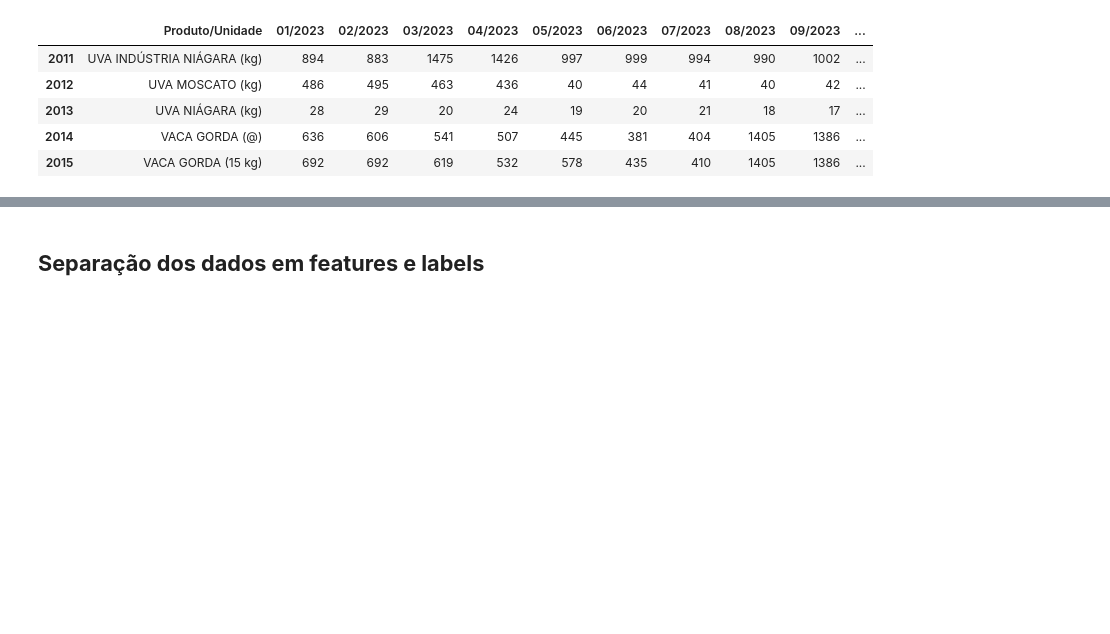
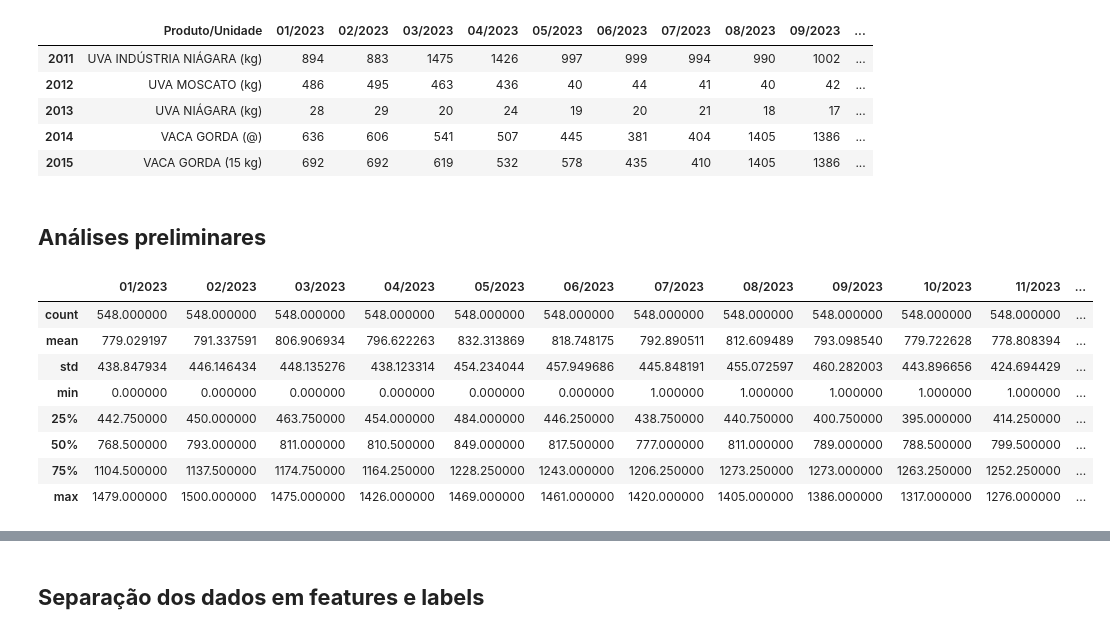
Before and after one commit to rafaellabastos/savvyfix-ia-notebook, a Jupyter notebook: precificacao_dinamica.ipynb, the cells around one changed output, grey strips where cells are left out. Cells and saved outputs as stored; diff of their text form; code cells hidden in the pictures; blank space fills up the shorter version.

Commit message:
Análises preliminares

```diff
--- a/precificacao_dinamica.ipynb
+++ b/precificacao_dinamica.ipynb
@@ -165,3 +165,18 @@ dados.tail()
 | 2013 | UVA NIÁGARA (kg) | 28 | 29 | 20 | 24 | 19 | 20 | 21 | 18 | 17 | ... |
 | 2014 | VACA GORDA (@) | 636 | 606 | 541 | 507 | 445 | 381 | 404 | 1405 | 1386 | ... |
 | 2015 | VACA GORDA (15 kg) | 692 | 692 | 619 | 532 | 578 | 435 | 410 | 1405 | 1386 | ... |
+# %% [markdown]
+## **Análises preliminares**
+# %%
+# Estátistica descritiva
+dados.describe()
+# %% [output]
+|  | 01/2023 | 02/2023 | 03/2023 | 04/2023 | 05/2023 | 06/2023 | 07/2023 | 08/2023 | 09/2023 | 10/2023 | 11/2023 | ... |
+| count | 548.000000 | 548.000000 | 548.000000 | 548.000000 | 548.000000 | 548.000000 | 548.000000 | 548.000000 | 548.000000 | 548.000000 | 548.000000 | ... |
+| mean | 779.029197 | 791.337591 | 806.906934 | 796.622263 | 832.313869 | 818.748175 | 792.890511 | 812.609489 | 793.098540 | 779.722628 | 778.808394 | ... |
+| std | 438.847934 | 446.146434 | 448.135276 | 438.123314 | 454.234044 | 457.949686 | 445.848191 | 455.072597 | 460.282003 | 443.896656 | 424.694429 | ... |
+| min | 0.000000 | 0.000000 | 0.000000 | 0.000000 | 0.000000 | 0.000000 | 1.000000 | 1.000000 | 1.000000 | 1.000000 | 1.000000 | ... |
+| 25% | 442.750000 | 450.000000 | 463.750000 | 454.000000 | 484.000000 | 446.250000 | 438.750000 | 440.750000 | 400.750000 | 395.000000 | 414.250000 | ... |
+| 50% | 768.500000 | 793.000000 | 811.000000 | 810.500000 | 849.000000 | 817.500000 | 777.000000 | 811.000000 | 789.000000 | 788.500000 | 799.500000 | ... |
+| 75% | 1104.500000 | 1137.500000 | 1174.750000 | 1164.250000 | 1228.250000 | 1243.000000 | 1206.250000 | 1273.250000 | 1273.000000 | 1263.250000 | 1252.250000 | ... |
+| max | 1479.000000 | 1500.000000 | 1475.000000 | 1426.000000 | 1469.000000 | 1461.000000 | 1420.000000 | 1405.000000 | 1386.000000 | 1317.000000 | 1276.000000 | ... |
```
Also changed, not shown: parts of 2 cells of this notebook.
